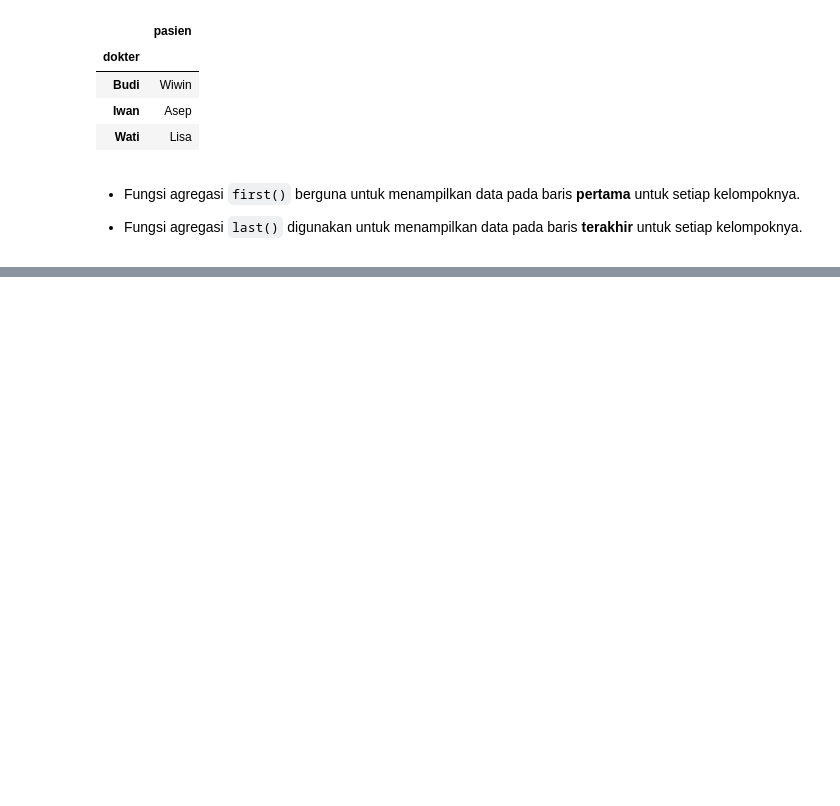
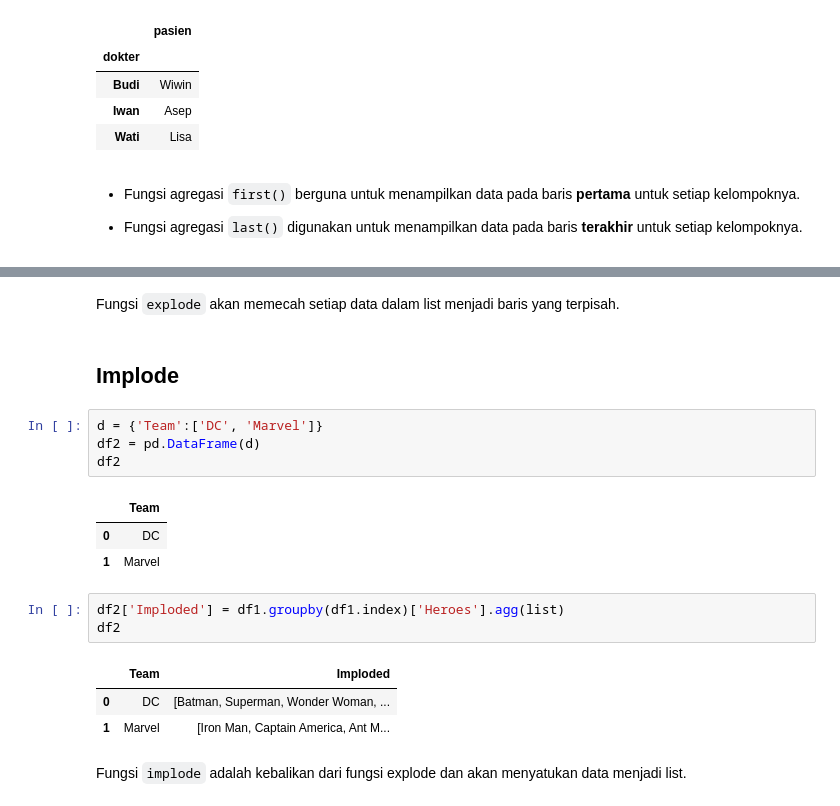
Before and after one commit to medievalgoose/pandas, a Jupyter notebook: Pandas-Week7.ipynb, the cells around one changed output, grey strips where cells are left out. Drawn from its saved outputs; the diff is of its cells as text; blank space fills up the shorter version.

```diff
--- a/Pandas-Week7.ipynb
+++ b/Pandas-Week7.ipynb
@@ -163,0 +201,21 @@ df.groupby('dokter')['pasien'].last().to_frame()
+# %% [markdown]
+Fungsi `explode` akan memecah setiap data dalam list menjadi baris yang terpisah.
+# %% [markdown]
+## Implode
+# %%
+d = {'Team':['DC', 'Marvel']}
+df2 = pd.DataFrame(d)
+df2
+# %% [output]
+|  | Team |
+| 0 | DC |
+| 1 | Marvel |
+# %%
+df2['Imploded'] = df1.groupby(df1.index)['Heroes'].agg(list)
+df2
+# %% [output]
+|  | Team | Imploded |
+| 0 | DC | [Batman, Superman, Wonder Woman, ... |
+| 1 | Marvel | [Iron Man, Captain America, Ant M... |
+# %% [markdown]
+Fungsi `implode` adalah kebalikan dari fungsi explode dan akan menyatukan data menjadi list.
```
Also changed, not shown: parts of 8 cells of this notebook.
